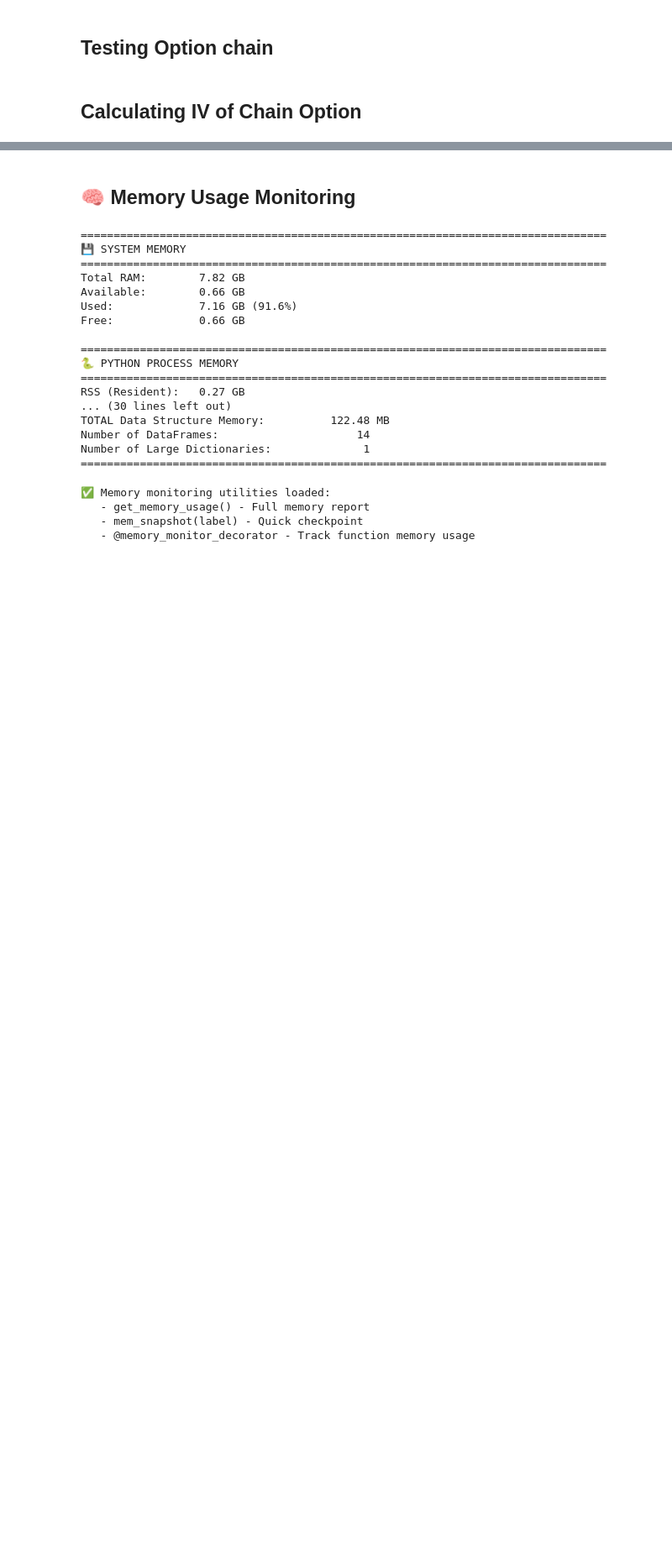
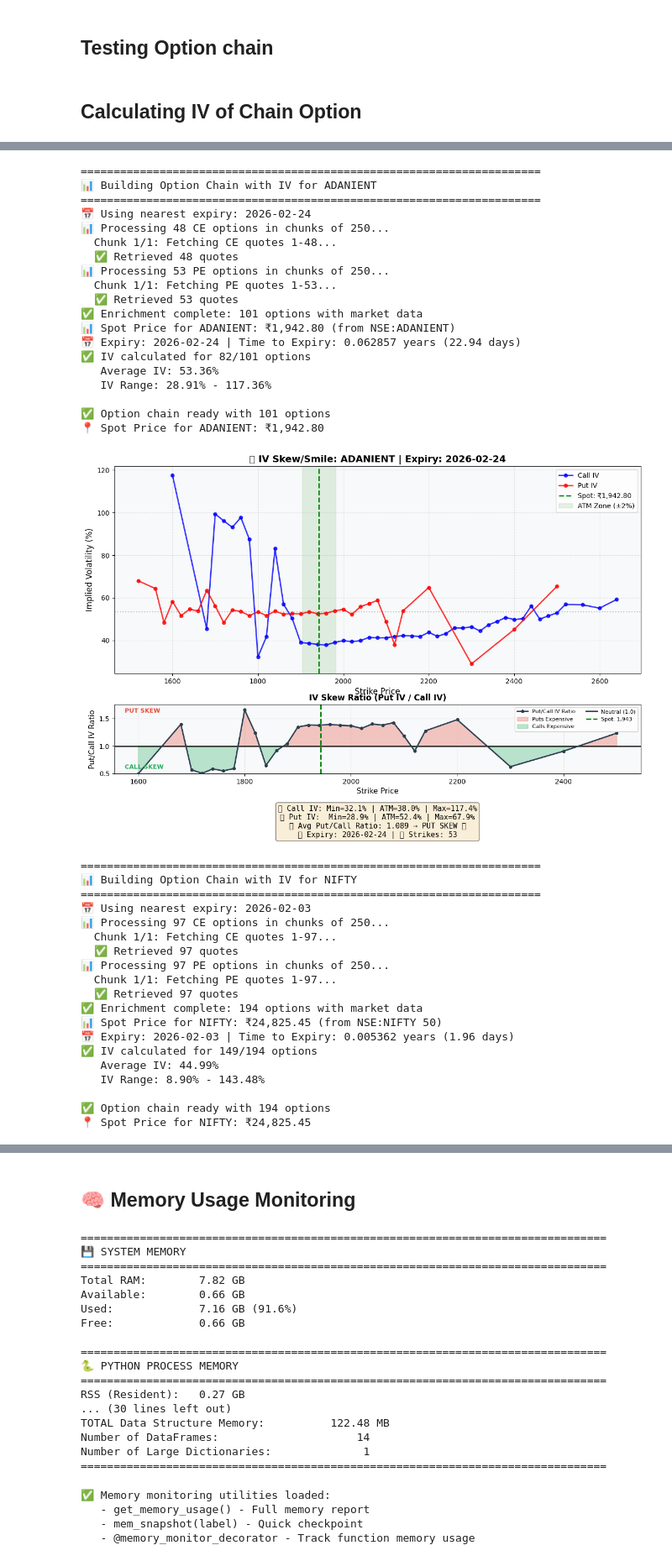
Before and after one commit to sathyakumarnandakumar-cmyk/project-pykite, a Jupyter notebook: tests.ipynb, the cells around one changed output, grey strips where cells are left out. Shown at 84% size. Drawn from its saved outputs; the diff is of its cells as text; code cells hidden in the pictures; blank space fills up the shorter version.

```diff
--- a/tests.ipynb
+++ b/tests.ipynb
@@ -1149,0 +1488,48 @@ SyntaxError: expected 'except' or 'finally' block (2496794002.py, line 15)
+# %%
+# Get chain with IV and visualize
+chain = get_option_chain_with_iv('ADANIENT')
+visualize_iv_skew(chain, 'ADANIENT')
+
+# Or for indices
+chain = get_option_chain_with_iv('NIFTY')
+visualize_iv_skew(chain, 'NIFTY')
+# %% [output]
+======================================================================
+📊 Building Option Chain with IV for ADANIENT
+======================================================================
+📅 Using nearest expiry: 2026-02-24
+📊 Processing 48 CE options in chunks of 250...
+  Chunk 1/1: Fetching CE quotes 1-48...
+  ✅ Retrieved 48 quotes
+📊 Processing 53 PE options in chunks of 250...
+  Chunk 1/1: Fetching PE quotes 1-53...
+  ✅ Retrieved 53 quotes
+✅ Enrichment complete: 101 options with market data
+📊 Spot Price for ADANIENT: ₹1,942.80 (from NSE:ADANIENT)
+📅 Expiry: 2026-02-24 | Time to Expiry: 0.062857 years (22.94 days)
+✅ IV calculated for 82/101 options
+   Average IV: 53.36%
+   IV Range: 28.91% - 117.36%
+
+✅ Option chain ready with 101 options
+📍 Spot Price for ADANIENT: ₹1,942.80
+[figure, added]
+======================================================================
+📊 Building Option Chain with IV for NIFTY
+======================================================================
+📅 Using nearest expiry: 2026-02-03
+📊 Processing 97 CE options in chunks of 250...
+  Chunk 1/1: Fetching CE quotes 1-97...
+  ✅ Retrieved 97 quotes
+📊 Processing 97 PE options in chunks of 250...
+  Chunk 1/1: Fetching PE quotes 1-97...
+  ✅ Retrieved 97 quotes
+✅ Enrichment complete: 194 options with market data
+📊 Spot Price for NIFTY: ₹24,825.45 (from NSE:NIFTY 50)
+📅 Expiry: 2026-02-03 | Time to Expiry: 0.005362 years (1.96 days)
+✅ IV calculated for 149/194 options
+   Average IV: 44.99%
+   IV Range: 8.90% - 143.48%
+
+✅ Option chain ready with 194 options
+📍 Spot Price for NIFTY: ₹24,825.45
```
Also changed, not shown: parts of 13 cells of this notebook.
